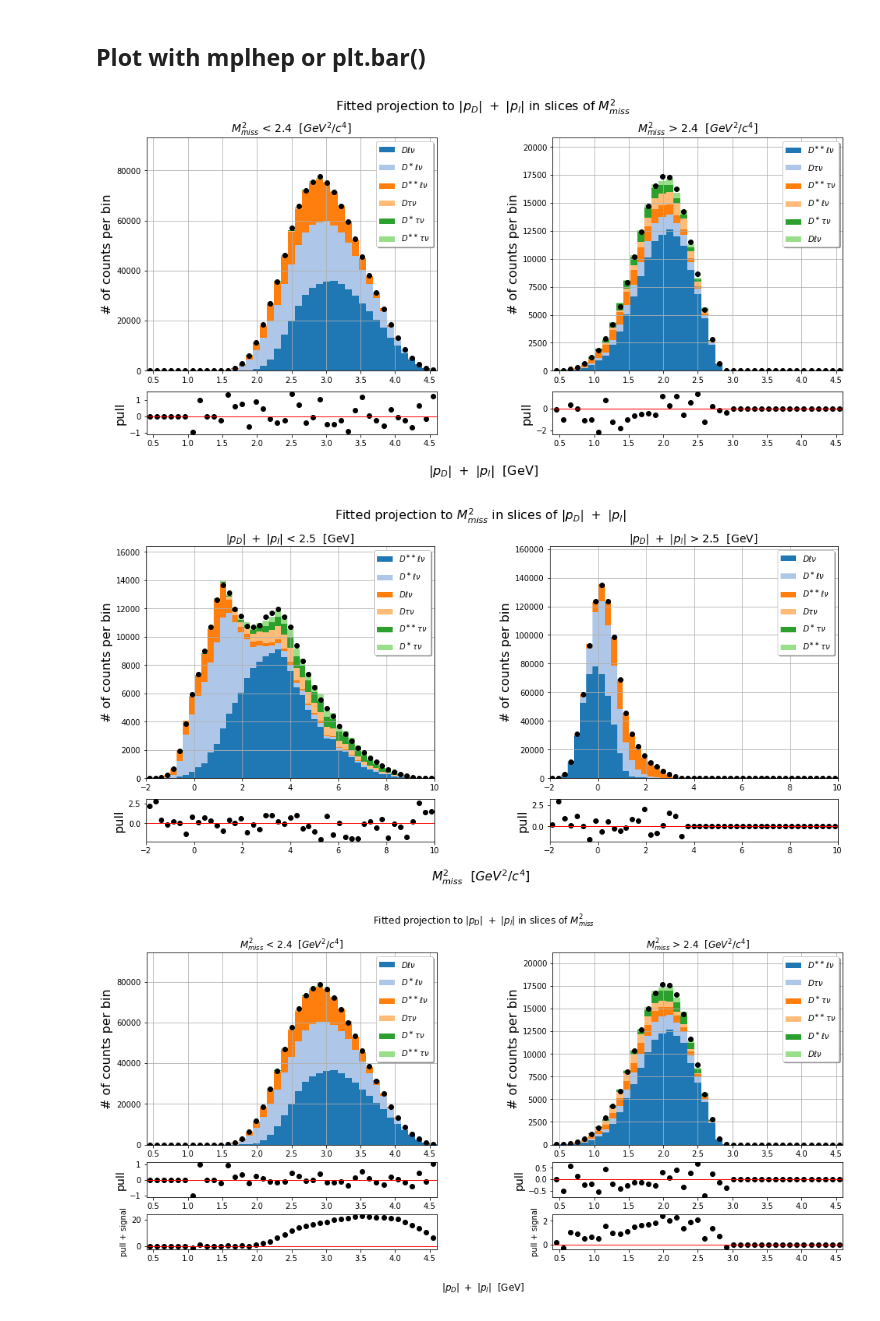
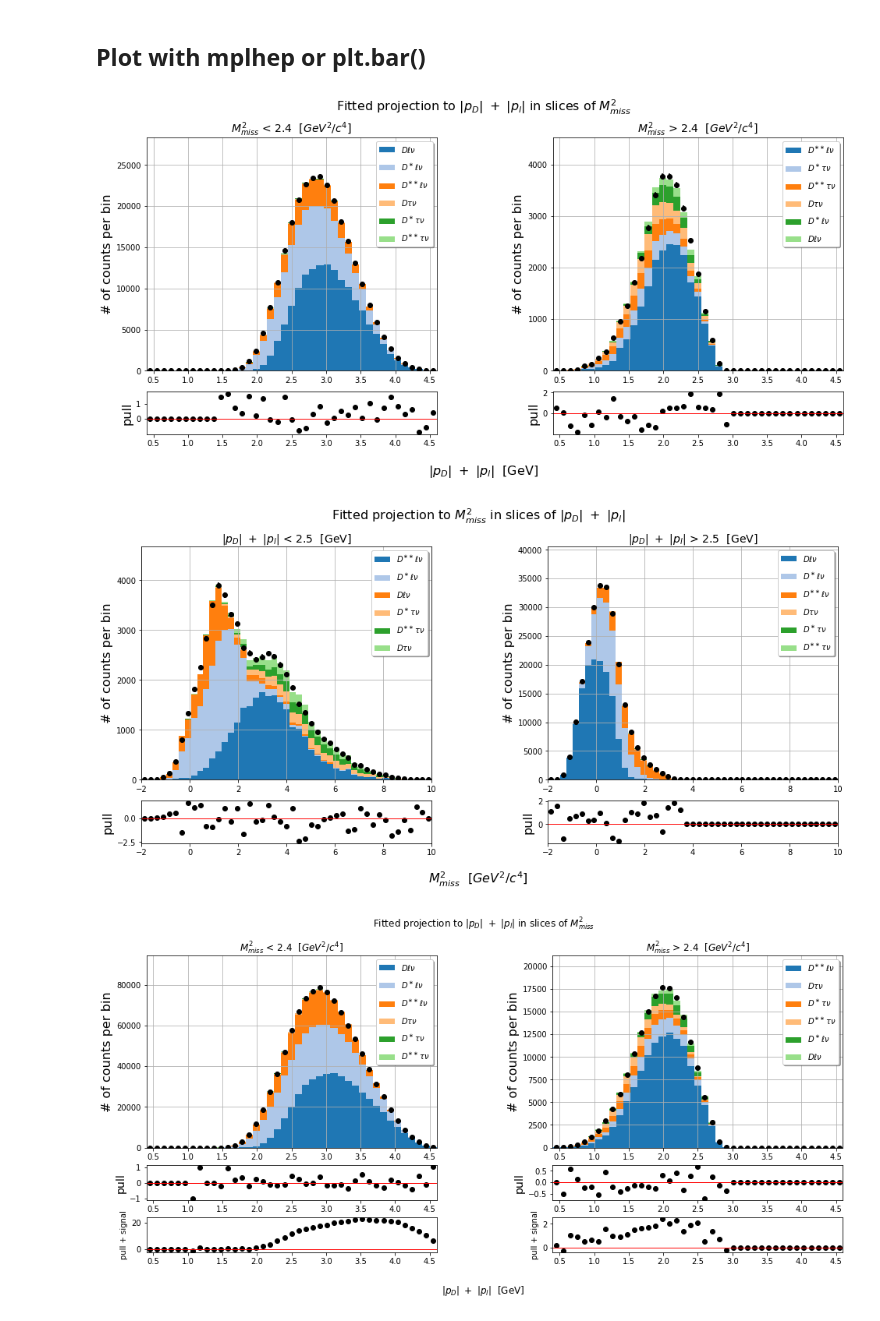
Before and after one commit to zjkjsd/inclusive_R_D, a Jupyter notebook: Offline/5_fitting_iminuit.ipynb, the cells around one changed output. Drawn from its saved outputs; the diff is of its cells as text; code cells hidden in the pictures.

```diff
--- a/Offline/5_fitting_iminuit.ipynb
+++ b/Offline/5_fitting_iminuit.ipynb
@@ -140,7 +140,7 @@ temp = [i.reshape(counts.shape)[indices_non_zero] for i in templates]
 # data = counts.ravel().to_list()
 data = counts[indices_non_zero]
 xedge = np.linspace(0, len(data), len(data)+1)
-init_yields = [10000]*6
+init_yields = [3000]*6
 # %% [markdown]
 ## Barlow-Beeston method
 # %%
@@ -664,13 +649,13 @@ def plot_projection_residual(Minuit, templates_2d, data_2d, direction='MM2', sli
         fig.suptitle(f'Fitted projection to {direction_label} in slices of {other_direction_label}',fontsize=16)
         fig.supxlabel(direction_label + '  ' + direction_unit,fontsize=16)
 # %%
-plot_projection_residual(m4, templates_2d, data_2d, direction='p_D_l',slices=True, plot_with='pltbar')
+plot_projection_residual(m3, templates_2d, data_2d, direction='p_D_l',slices=True, plot_with='pltbar')
 # %% [output]
-[figure, old version]
+[figure, new version]
 # %%
-plot_projection_residual(m4, templates_2d, data_2d, direction='MM2',slices=True, plot_with='pltbar')
+plot_projection_residual(m3, templates_2d, data_2d, direction='MM2',slices=True, plot_with='pltbar')
 # %% [output]
-[figure, old version]
+[figure, new version]
 # %%
 # plotting version: two residual plots, residual_signal = data - all_temp + signal1
 def plot_projection_residual(direction='MM2', slices=False, plot_with='mplhep'):
```
Also changed, not shown: parts of 8 cells of this notebook, 3 other files.
